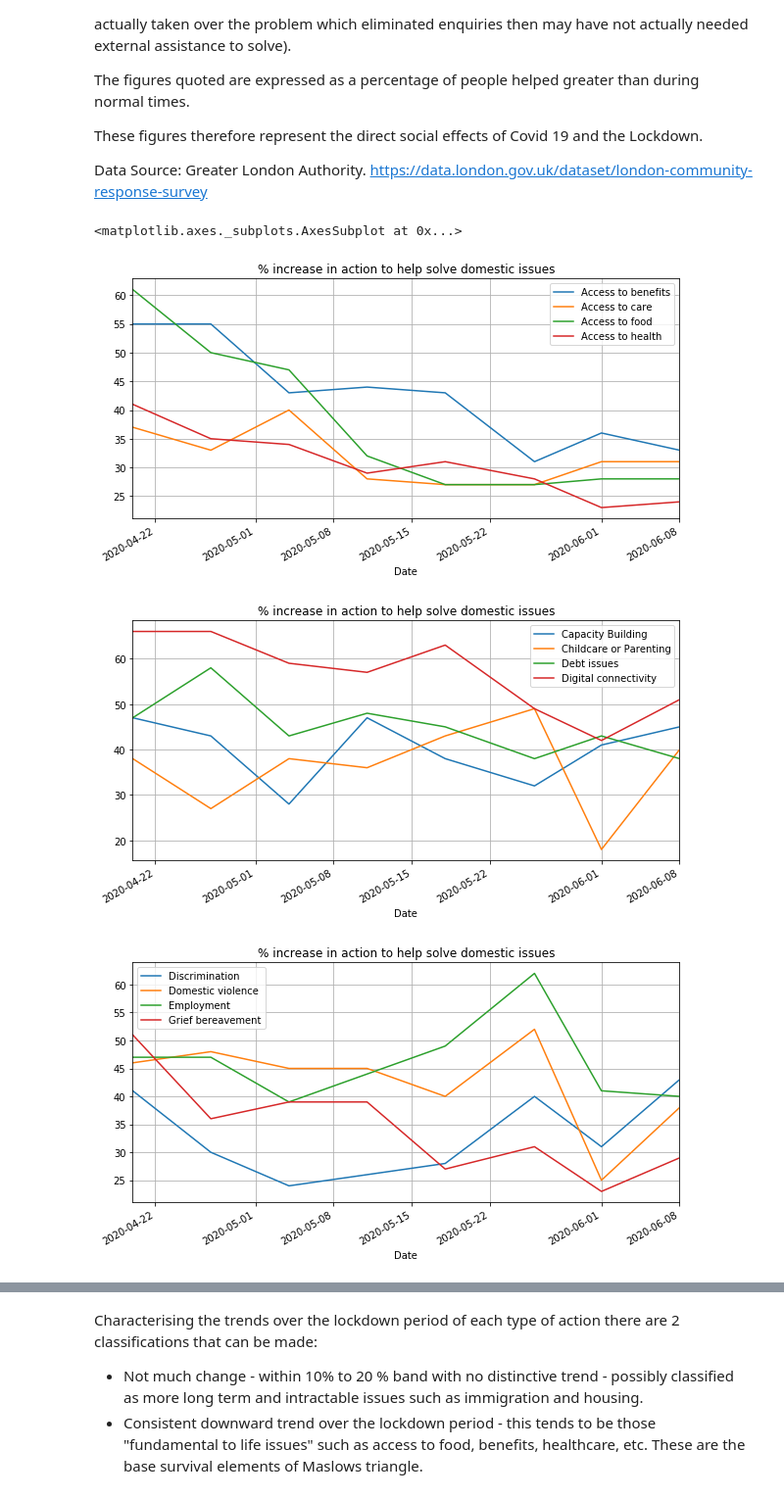
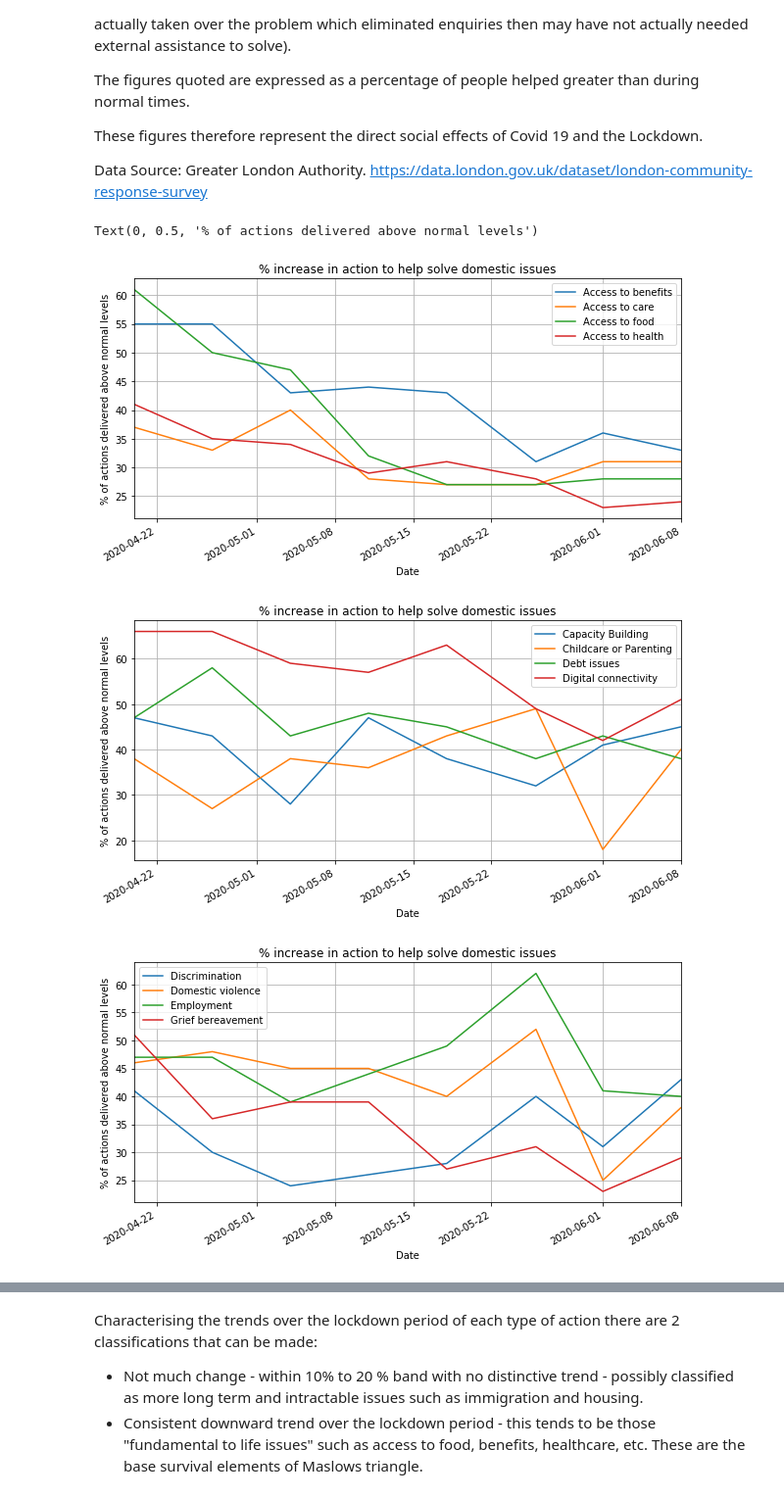
Before and after one commit to aricooperdavis/coronasaurus_NERCHackathonTwo_LearningFromLockdown, a Jupyter notebook: society/lond_wellness_cv19.ipynb, the cells around one changed output, grey strips where cells are left out. Shown at 98% size. Cells and saved outputs as stored; diff of their text form; code cells hidden in the pictures.

```diff
--- a/society/lond_wellness_cv19.ipynb
+++ b/society/lond_wellness_cv19.ipynb
@@ -36,13 +36,18 @@ df['Date'] = to_datetime(df['Date'])
 # %%
 df.index = df['Date']
 # %%
-df[['Access to benefits', 	'Access to care', 	'Access to food', 	'Access to health']].plot(grid=True, figsize=(10,5),title='% increase in action to help solve domestic issues')
-df[['Capacity Building', 	'Childcare or Parenting', 	'Debt issues', 	'Digital connectivity']].plot(grid=True, figsize=(10,5),title='% increase in action to help solve domestic issues')
-df[['Discrimination', 	'Domestic violence', 	'Employment', 	'Grief bereavement']].plot(grid=True, figsize=(10,5),title='% increase in action to help solve domestic issues')
-df[['Housing', 	'Immigration issues', 	'Isolation and loneliness', 	'Mental health']].plot(grid=True, figsize=(10,5),title='% increase in action to help solve domestic issues')
-df[['Physical health', 	'Poverty', 	'Victim support']].plot(grid=True, figsize=(10,5),title='% increase in action to help solve domestic issues')
+ax=df[['Access to benefits', 	'Access to care', 	'Access to food', 	'Access to health']].plot(grid=True, figsize=(10,5),title='% increase in action to help solve domestic issues')
+ax.set_ylabel('% of actions delivered above normal levels')
+bx=df[['Capacity Building', 	'Childcare or Parenting', 	'Debt issues', 	'Digital connectivity']].plot(grid=True, figsize=(10,5),title='% increase in action to help solve domestic issues')
+bx.set_ylabel('% of actions delivered above normal levels')
+cx=df[['Discrimination', 	'Domestic violence', 	'Employment', 	'Grief bereavement']].plot(grid=True, figsize=(10,5),title='% increase in action to help solve domestic issues')
+cx.set_ylabel('% of actions delivered above normal levels')
+dx=df[['Housing', 	'Immigration issues', 	'Isolation and loneliness', 	'Mental health']].plot(grid=True, figsize=(10,5),title='% increase in action to help solve domestic issues')
+dx.set_ylabel('% of actions delivered above normal levels')
+ex=df[['Physical health', 	'Poverty', 	'Victim support']].plot(grid=True, figsize=(10,5),title='% increase in action to help solve domestic issues')
+ex.set_ylabel('% of actions delivered above normal levels')
 # %% [output]
-<matplotlib.axes._subplots.AxesSubplot at 0x...>
+Text(0, 0.5, '% of actions delivered above normal levels')
-[figure, old version]
+[figure, new version]
-[figure, old version]
+[figure, new version]
-[figure, old version]
+[figure, new version]
```
Also changed, not shown: parts of 3 cells of this notebook, 1 other file.
